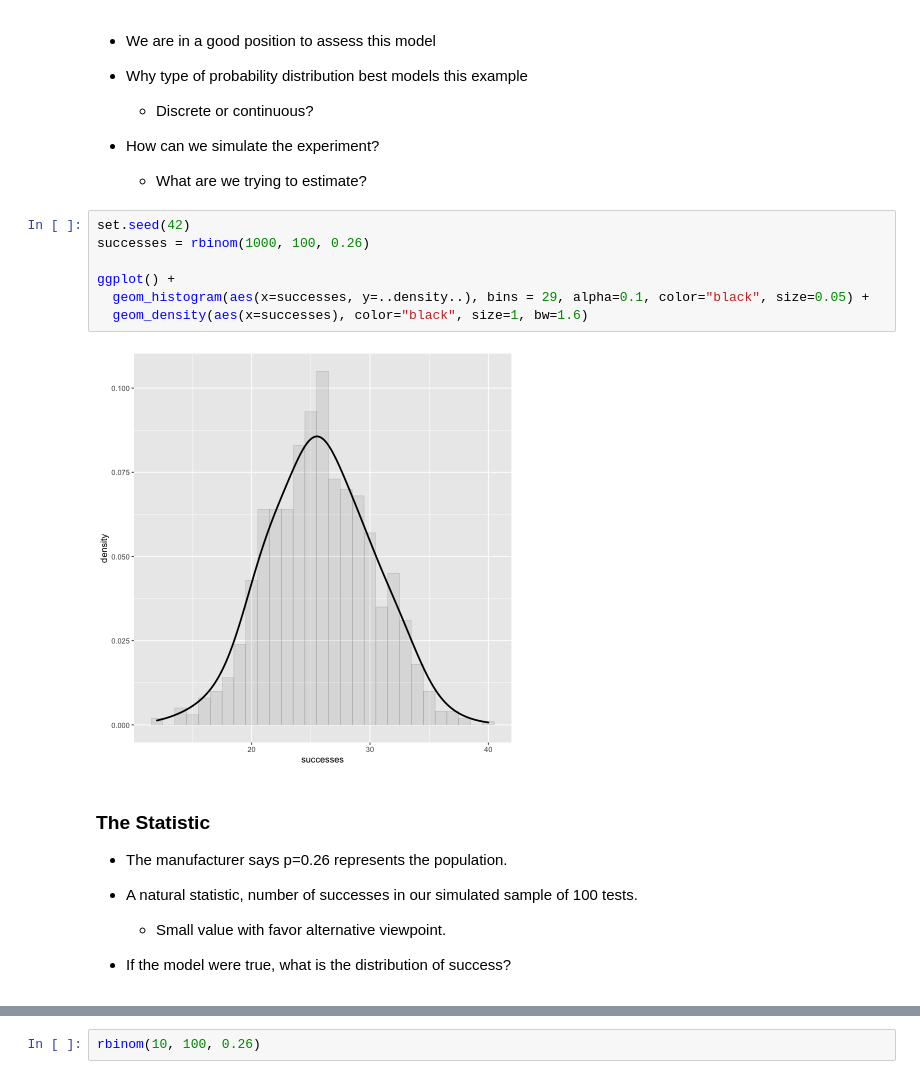
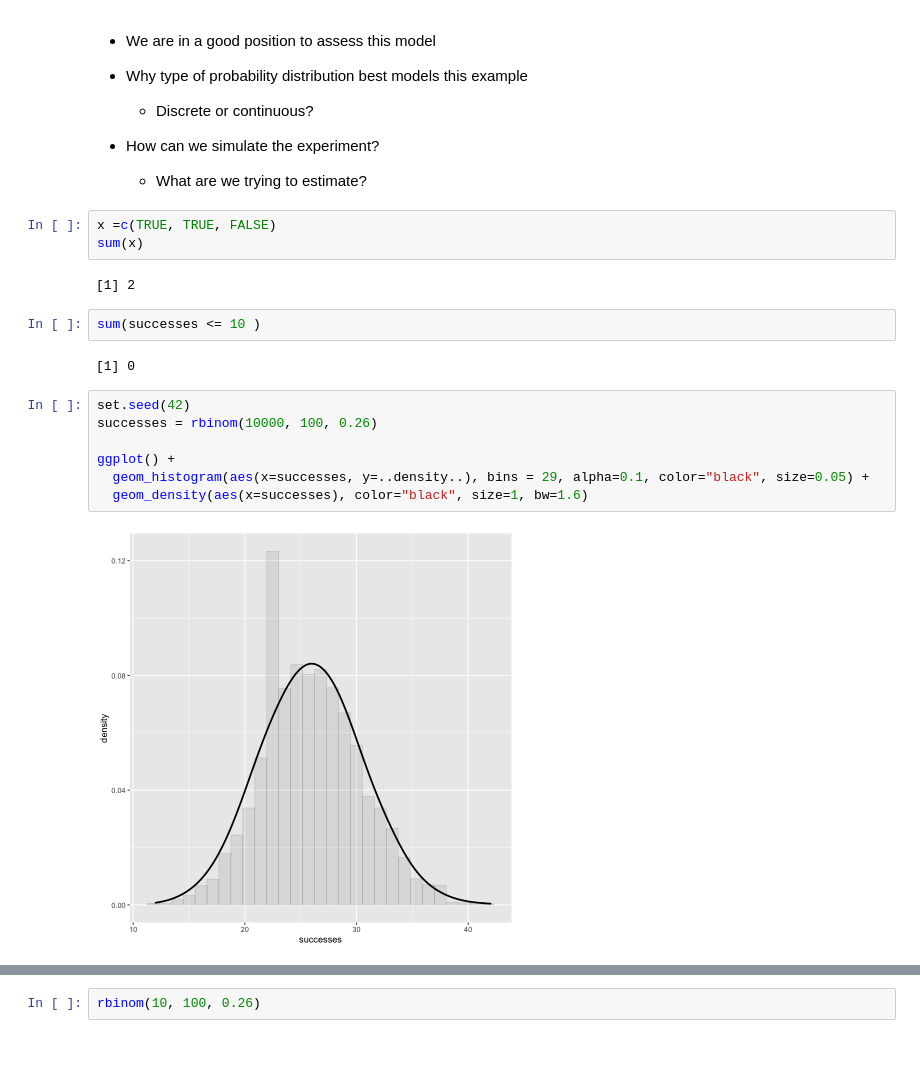
Before and after one commit to mahdi-b/MBIO612-F2021, a Jupyter notebook: week_6/Param_estimating_and_testing.ipynb, the cells around one changed output, grey strips where cells are left out. Saved outputs shown, nothing was run; the diff lists cells and outputs as text; blank space fills up the shorter version.

```diff
--- a/week_6/Param_estimating_and_testing.ipynb
+++ b/week_6/Param_estimating_and_testing.ipynb
@@ -269,24 +292,21 @@ Example:
 - How can we simulate the experiment?
 
     - What are we trying to estimate?
+# %%
+x =c(TRUE, TRUE, FALSE)
+sum(x)
+# %% [output]
+[1] 2
+# %%
+sum(successes <= 10 )
+# %% [output]
+[1] 0
 # %%
 set.seed(42)
-successes = rbinom(1000, 100, 0.26)
+successes = rbinom(10000, 100, 0.26)
 
 ggplot() +
   geom_histogram(aes(x=successes, y=..density..), bins = 29, alpha=0.1, color="black", size=0.05) +
   geom_density(aes(x=successes), color="black", size=1, bw=1.6)
 # %% [output]
-[figure, old version]
+[figure, new version]
-# %% [markdown]
-
-### The Statistic
-
-* The manufacturer says p=0.26 represents the population.
-
-* A natural statistic, number of successes in our simulated sample of 100 tests.
-
-  * Small value with favor alternative viewpoint.
-
-
-* If the model were true, what is the distribution of success?
```
Also changed, not shown: parts of 32 cells of this notebook, 3 other files.
